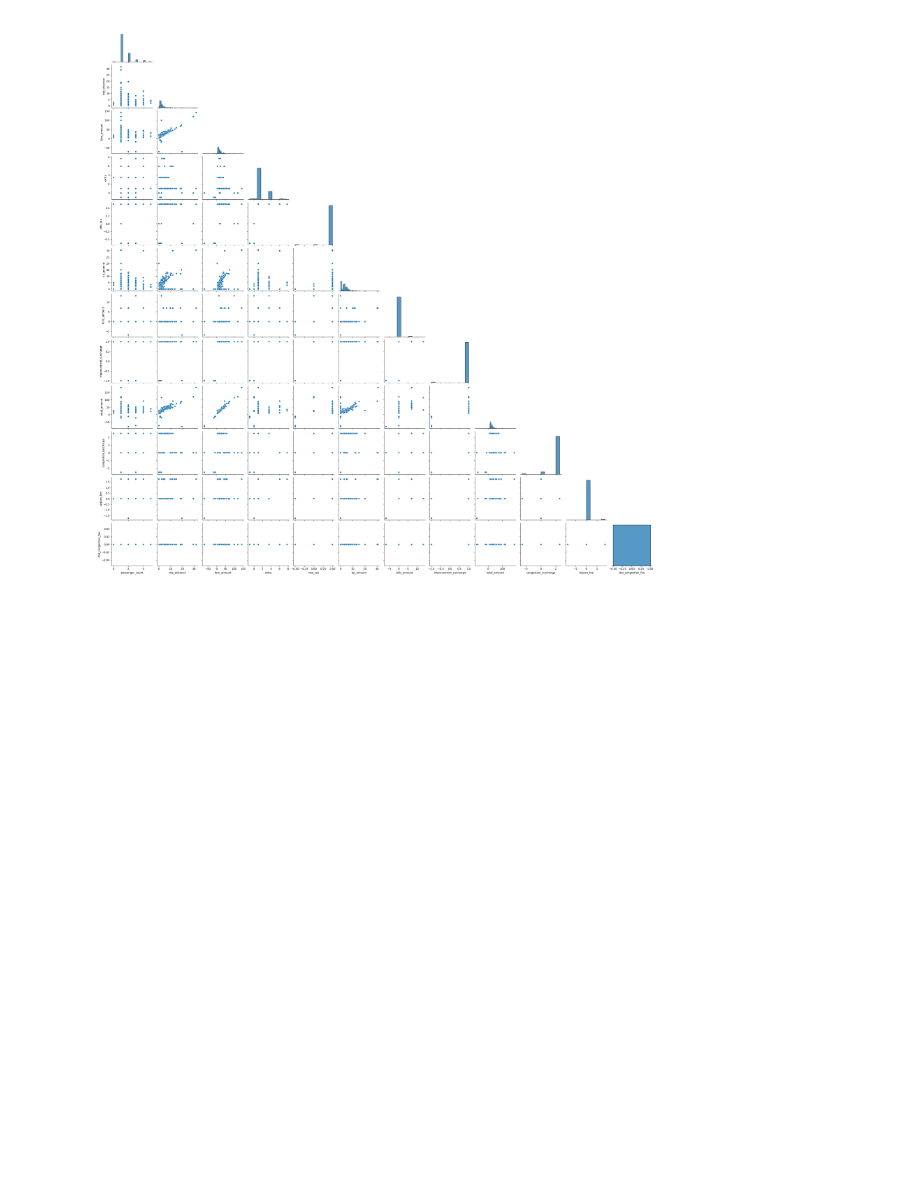
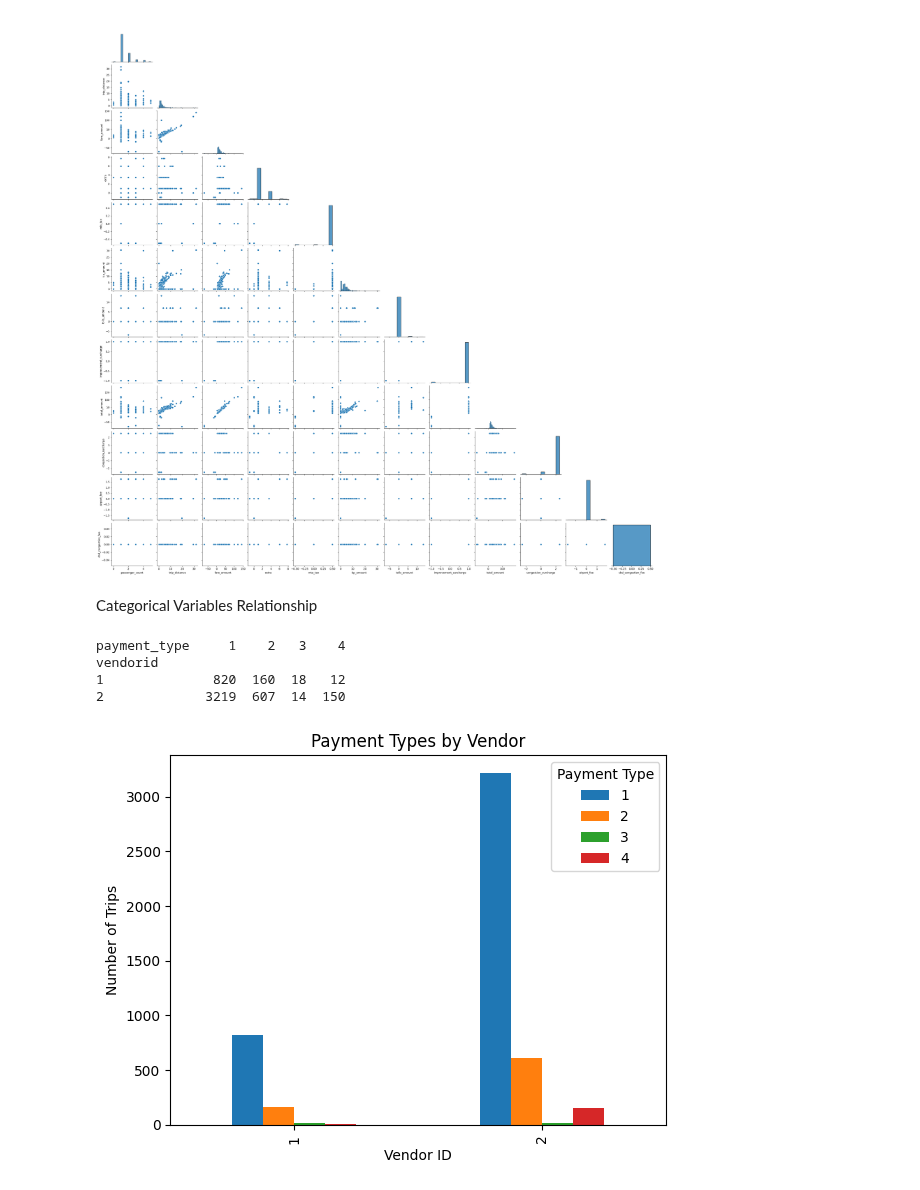
Before and after one commit to tasm3/cs460-data-scienc, a Jupyter notebook: nyc_taxi_eda.ipynb, the cells around one changed output. Cells and saved outputs as stored; diff of their text form; code cells hidden in the pictures; blank space fills up the shorter version.

Commit message:
compare categorical variables

```diff
--- a/nyc_taxi_eda.ipynb
+++ b/nyc_taxi_eda.ipynb
@@ -324,3 +324,23 @@ sns.pairplot(taxi[numerical_cols].sample(500, random_state=42),
 plt.show()
 # %% [output]
 [figure]
+# %% [markdown]
+Categorical Variables Relationship
+# %%
+payment_vendor = pd.crosstab(taxi["vendorid"], taxi["payment_type"])
+
+print(payment_vendor)
+
+payment_vendor.plot(kind="bar")
+
+plt.title("Payment Types by Vendor")
+plt.xlabel("Vendor ID")
+plt.ylabel("Number of Trips")
+plt.legend(title="Payment Type")
+plt.show()
+# %% [output]
+payment_type     1    2   3    4
+vendorid
+1              820  160  18   12
+2             3219  607  14  150
+[figure, added]
```
Also changed, not shown: parts of 2 cells of this notebook.
